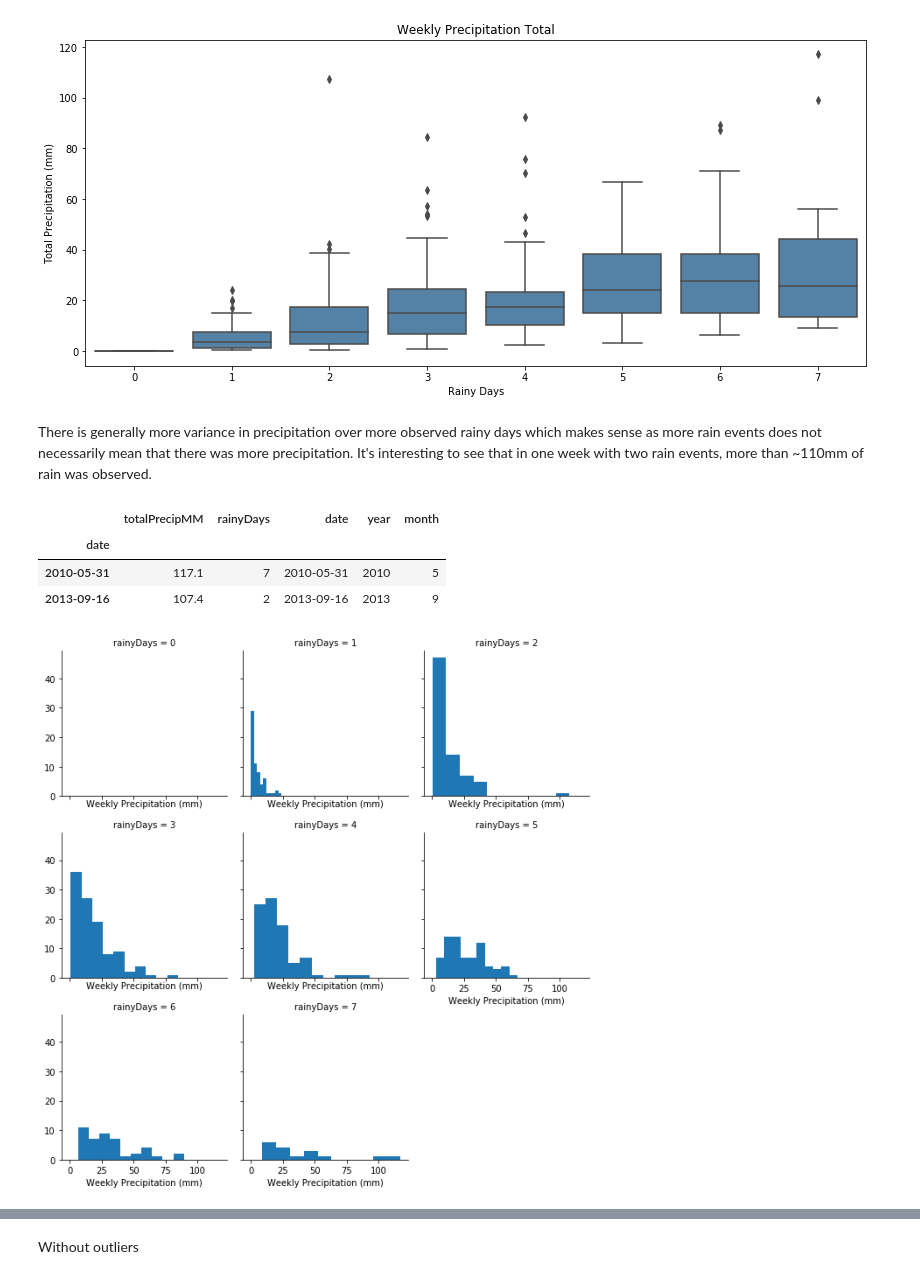
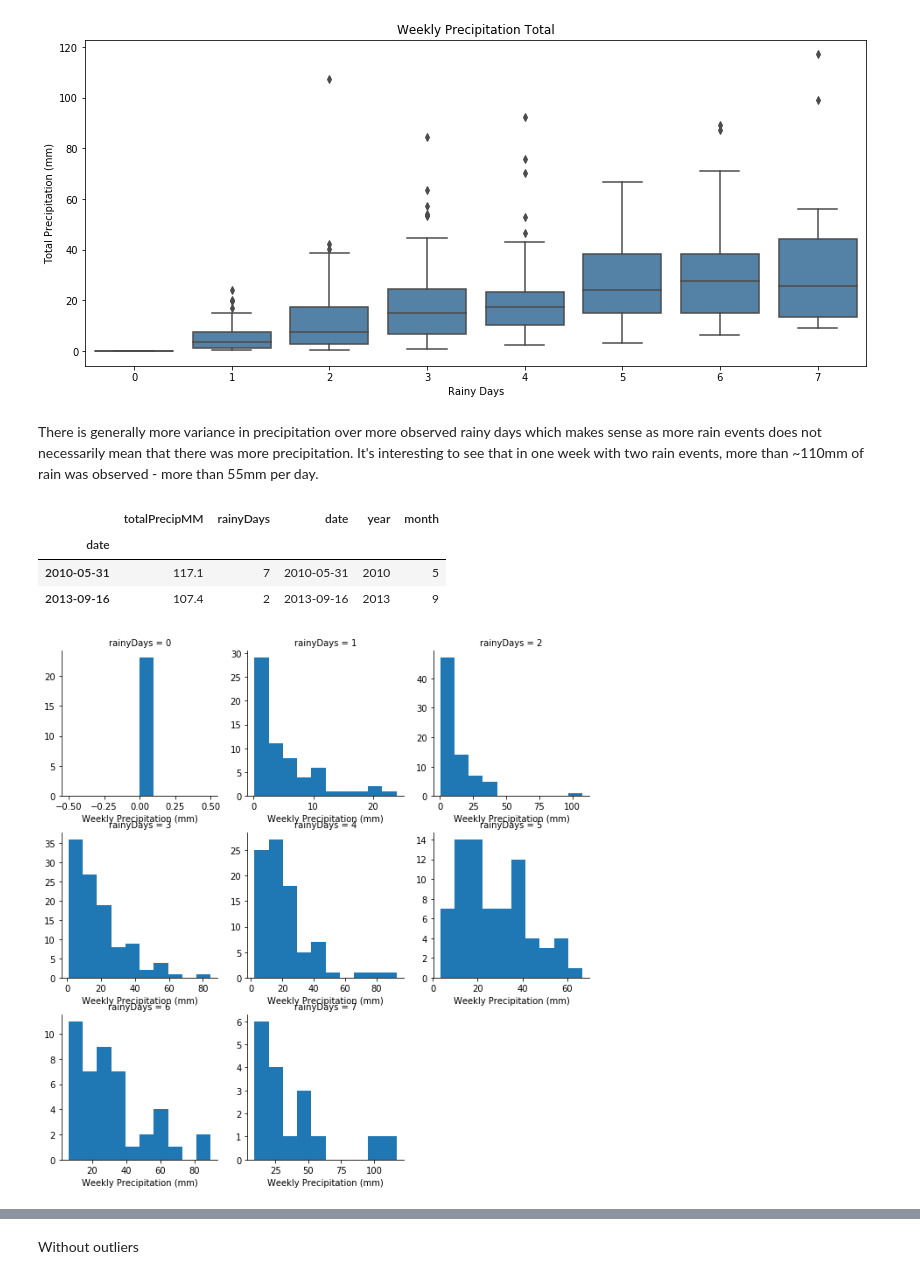
Before and after one commit to calvdee/london-ontario-rain-event-model, a Jupyter notebook: notebooks/2019-05-18-precipitation-eda.ipynb, the cells around one changed output, grey strips where cells are left out. Drawn from its saved outputs; the diff is of its cells as text; code cells hidden in the pictures.

```diff
--- a/notebooks/2019-05-18-precipitation-eda.ipynb
+++ b/notebooks/2019-05-18-precipitation-eda.ipynb
@@ -623,7 +634,7 @@ sns.boxplot(x=rainy_days_weekly['rainyDays'], y=rainy_days_weekly['totalPrecipMM
 # %% [output]
 [figure]
 # %% [markdown]
-There is generally more variance in precipitation over more observed rainy days which makes sense as more rain events does not necessarily mean that there was more precipitation. It's interesting to see that in one week with two rain events, more than ~110mm of rain was observed.
+There is generally more variance in precipitation over more observed rainy days which makes sense as more rain events does not necessarily mean that there was more precipitation. It's interesting to see that in one week with two rain events, more than ~110mm of rain was observed - more than 55mm per day.
 # %%
 rainy_days_weekly.query('totalPrecipMM > 100')
 # %% [output]
@@ -632,8 +643,8 @@ rainy_days_weekly.query('totalPrecipMM > 100')
 | 2010-05-31 | 117.1 | 7 | 2010-05-31 | 2010 | 5 |
 | 2013-09-16 | 107.4 | 2 | 2013-09-16 | 2013 | 9 |
 # %%
-g = sns.FacetGrid(rainy_days_weekly, col='rainyDays', col_wrap=3)
+g = sns.FacetGrid(rainy_days_weekly, col='rainyDays', col_wrap=3, sharex=False, sharey=False)
 g = g.map(plt.hist, 'totalPrecipMM').set(xlabel='Weekly Precipitation (mm)');
 # %% [output]
-[figure, old version]
+[figure, new version]
 # %%
```
Also changed, not shown: parts of 36 cells of this notebook.
